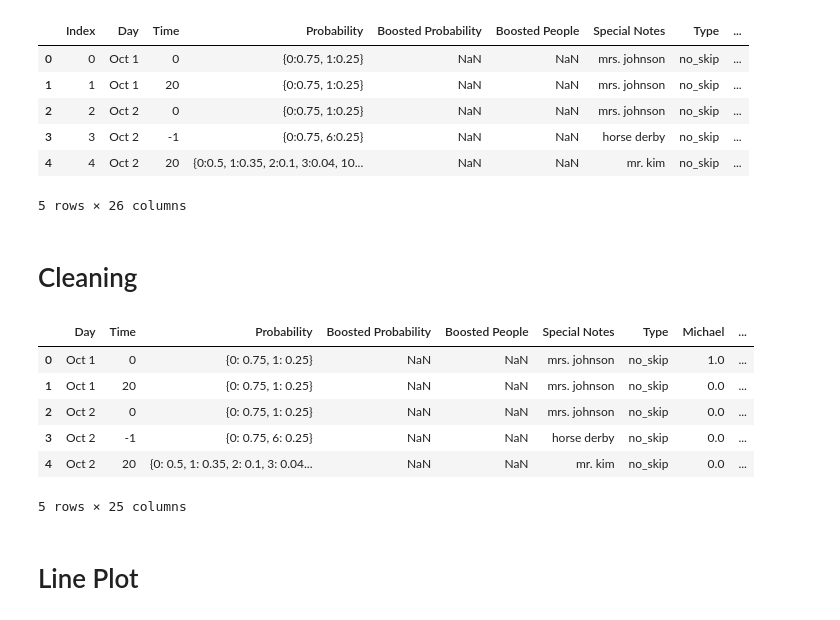
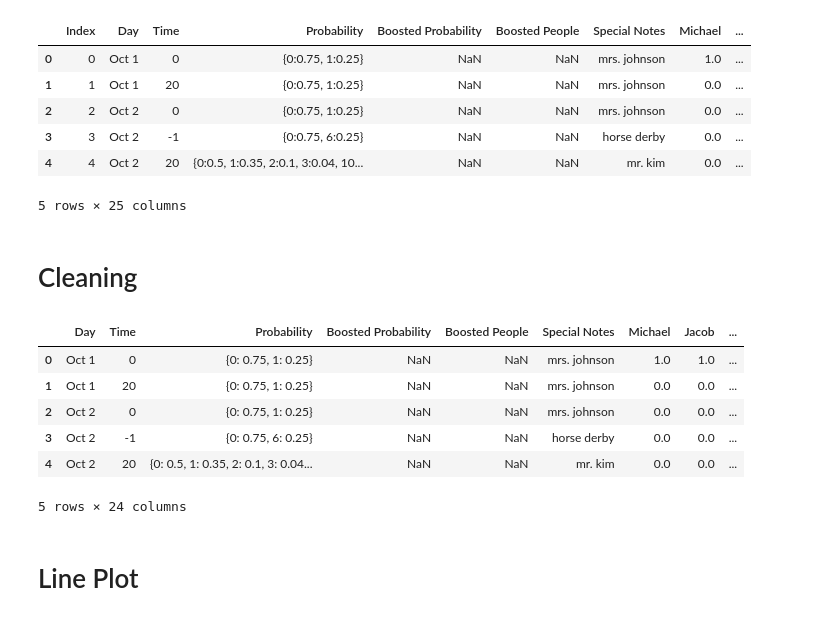
Before and after one commit to j2doan/asianhood_candy, a Jupyter notebook: testenv.ipynb, the cells around one changed output. Cells and saved outputs as stored; diff of their text form; code cells hidden in the pictures.

```diff
--- a/testenv.ipynb
+++ b/testenv.ipynb
@@ -10,17 +10,17 @@ import seaborn as sns
 import ast
 from collections import Counter
 # %%
-file_path = Path.cwd() / "datasets" / "testdata_largeset.csv"
+file_path = Path.cwd() / "datasets" / "testdata.csv"
 df = pd.read_csv(file_path)
 df.head(5)
 # %% [output]
-|  | Index | Day | Time | Probability | Boosted Probability | Boosted People | Special Notes | Type | ... |
-| 0 | 0 | Oct 1 | 0 | {0:0.75, 1:0.25} | NaN | NaN | mrs. johnson | no_skip | ... |
-| 1 | 1 | Oct 1 | 20 | {0:0.75, 1:0.25} | NaN | NaN | mrs. johnson | no_skip | ... |
-| 2 | 2 | Oct 2 | 0 | {0:0.75, 1:0.25} | NaN | NaN | mrs. johnson | no_skip | ... |
-| 3 | 3 | Oct 2 | -1 | {0:0.75, 6:0.25} | NaN | NaN | horse derby | no_skip | ... |
-| 4 | 4 | Oct 2 | 20 | {0:0.5, 1:0.35, 2:0.1, 3:0.04, 10... | NaN | NaN | mr. kim | no_skip | ... |
+|  | Index | Day | Time | Probability | Boosted Probability | Boosted People | Special Notes | Michael | ... |
+| 0 | 0 | Oct 1 | 0 | {0:0.75, 1:0.25} | NaN | NaN | mrs. johnson | 1.0 | ... |
+| 1 | 1 | Oct 1 | 20 | {0:0.75, 1:0.25} | NaN | NaN | mrs. johnson | 0.0 | ... |
+| 2 | 2 | Oct 2 | 0 | {0:0.75, 1:0.25} | NaN | NaN | mrs. johnson | 0.0 | ... |
+| 3 | 3 | Oct 2 | -1 | {0:0.75, 6:0.25} | NaN | NaN | horse derby | 0.0 | ... |
+| 4 | 4 | Oct 2 | 20 | {0:0.5, 1:0.35, 2:0.1, 3:0.04, 10... | NaN | NaN | mr. kim | 0.0 | ... |
-5 rows × 26 columns
+5 rows × 25 columns
 # %% [markdown]
 # Cleaning
 # %%
@@ -49,13 +49,13 @@ df['Boosted Probability'] = df['Boosted Probability'].apply(str_to_dict)
 df[players] = df[players].astype(float)
 df.head(5)
 # %% [output]
-|  | Day | Time | Probability | Boosted Probability | Boosted People | Special Notes | Type | Michael | ... |
-| 0 | Oct 1 | 0 | {0: 0.75, 1: 0.25} | NaN | NaN | mrs. johnson | no_skip | 1.0 | ... |
-| 1 | Oct 1 | 20 | {0: 0.75, 1: 0.25} | NaN | NaN | mrs. johnson | no_skip | 0.0 | ... |
-| 2 | Oct 2 | 0 | {0: 0.75, 1: 0.25} | NaN | NaN | mrs. johnson | no_skip | 0.0 | ... |
-| 3 | Oct 2 | -1 | {0: 0.75, 6: 0.25} | NaN | NaN | horse derby | no_skip | 0.0 | ... |
-| 4 | Oct 2 | 20 | {0: 0.5, 1: 0.35, 2: 0.1, 3: 0.04... | NaN | NaN | mr. kim | no_skip | 0.0 | ... |
+|  | Day | Time | Probability | Boosted Probability | Boosted People | Special Notes | Michael | Jacob | ... |
+| 0 | Oct 1 | 0 | {0: 0.75, 1: 0.25} | NaN | NaN | mrs. johnson | 1.0 | 1.0 | ... |
+| 1 | Oct 1 | 20 | {0: 0.75, 1: 0.25} | NaN | NaN | mrs. johnson | 0.0 | 0.0 | ... |
+| 2 | Oct 2 | 0 | {0: 0.75, 1: 0.25} | NaN | NaN | mrs. johnson | 0.0 | 0.0 | ... |
+| 3 | Oct 2 | -1 | {0: 0.75, 6: 0.25} | NaN | NaN | horse derby | 0.0 | 0.0 | ... |
+| 4 | Oct 2 | 20 | {0: 0.5, 1: 0.35, 2: 0.1, 3: 0.04... | NaN | NaN | mr. kim | 0.0 | 0.0 | ... |
-5 rows × 25 columns
+5 rows × 24 columns
 # %% [markdown]
 # Line Plot
 # %%
```
Also changed, not shown: parts of 5 cells of this notebook.
